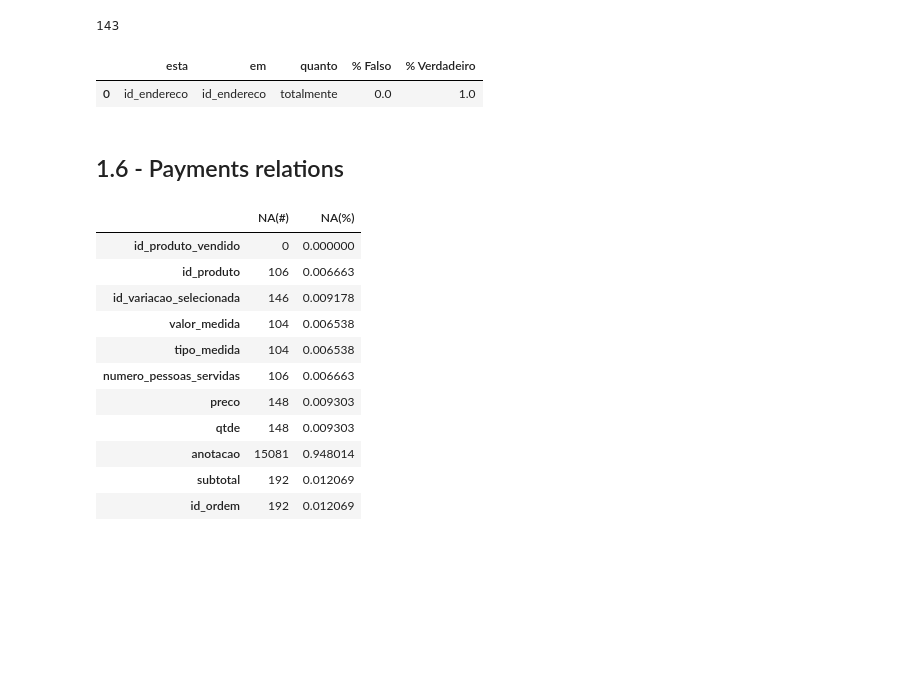
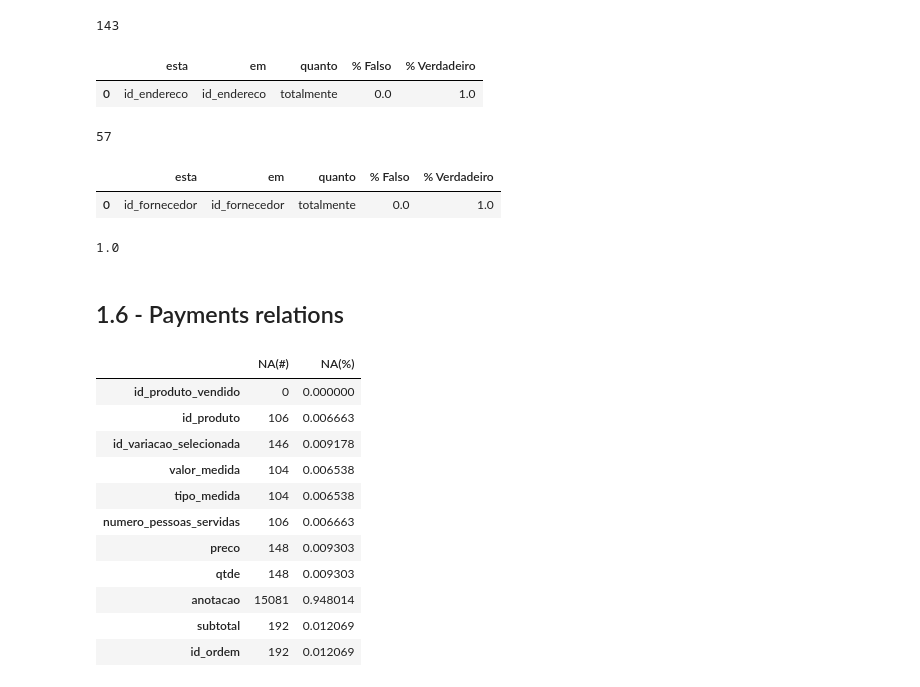
Before and after one commit to Dimmy-Mess/hackathon-nestle, a Jupyter notebook: hackathon_nestle/notebooks/c00-DMS_data-understanding.ipynb, the cells around one changed output. Cells and saved outputs as stored; diff of their text form; code cells hidden in the pictures; blank space fills up the shorter version.

Commit message:
more info and ssh test

```diff
--- a/hackathon_nestle/notebooks/c00-DMS_data-understanding.ipynb
+++ b/hackathon_nestle/notebooks/c00-DMS_data-understanding.ipynb
@@ -185,6 +185,20 @@ contains(vendors,address,['id_endereco'],['id_endereco'])
 # %% [output]
 |  | esta | em | quanto | % Falso | % Verdadeiro |
 | 0 | id_endereco | id_endereco | totalmente | 0.0 | 1.0 |
+# %%
+test = address.loc[np.in1d(address['id_endereco'],vendors['id_endereco']),:]
+len(test['cidade'].unique())
+# %% [output]
+57
+# %%
+contains(vendors,users,['id_fornecedor'],['id_fornecedor'])
+# %% [output]
+|  | esta | em | quanto | % Falso | % Verdadeiro |
+| 0 | id_fornecedor | id_fornecedor | totalmente | 0.0 | 1.0 |
+# %%
+vendors.shape[0]/len(vendors['id_fornecedor'].unique())
+# %% [output]
+1.0
 # %% [markdown]
 ## 1.6 - Payments relations
 # %%
```
Also changed, not shown: parts of 4 cells of this notebook.
